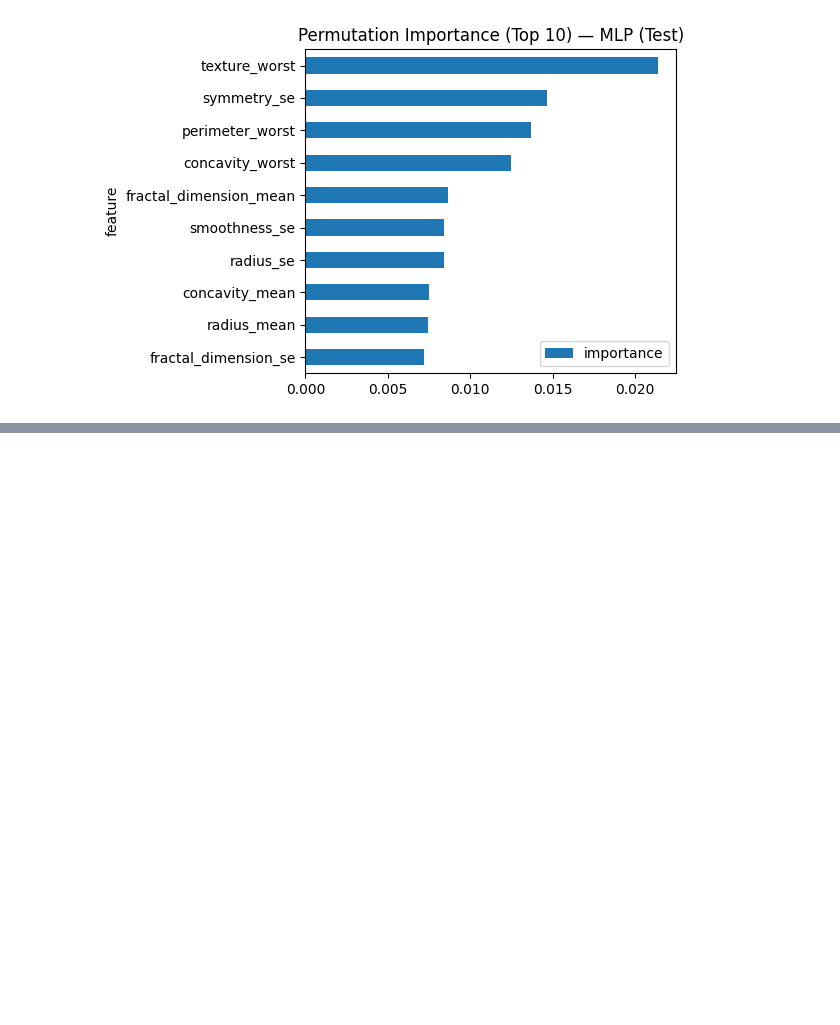
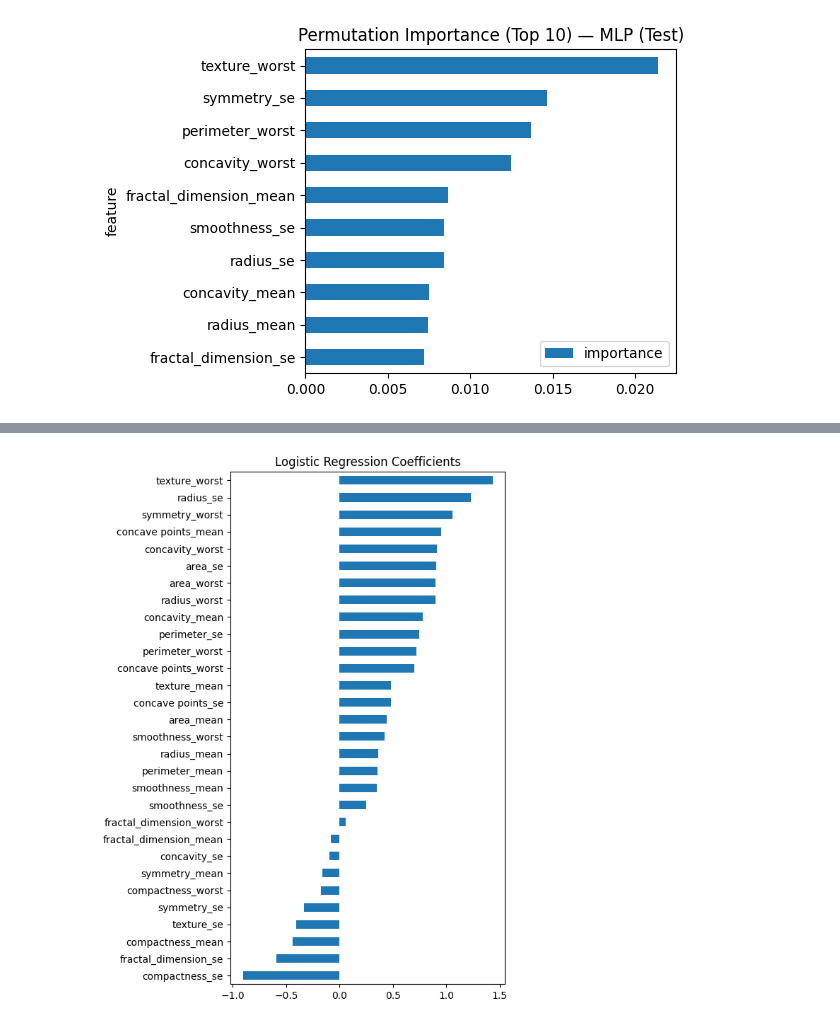
Before and after one commit to Hbollas/breast-cancer-classifier, a Jupyter notebook: notebooks/02-models.ipynb, the cells around one changed output, grey strips where cells are left out. Cells and saved outputs as stored; diff of their text form; code cells hidden in the pictures; blank space fills up the shorter version.

```diff
--- a/notebooks/02-models.ipynb
+++ b/notebooks/02-models.ipynb
@@ -315,0 +394,11 @@ Saved permutation importance table + plot.
+# %%
+log_reg_pipe = Pipeline([
+    ("scaler", StandardScaler()),
+    ("clf", LogisticRegression(max_iter=1000, random_state=42))
+]).fit(X_train, y_train)
+
+coef = pd.Series(log_reg_pipe.named_steps["clf"].coef_.ravel(), index=X_train.columns)
+coef.sort_values().plot(kind="barh", figsize=(6,8), title="Logistic Regression Coefficients")
+plt.tight_layout(); plt.show()
+# %% [output]
+[figure, added]
```
Also changed, not shown: parts of 4 cells of this notebook, 7 other files.
